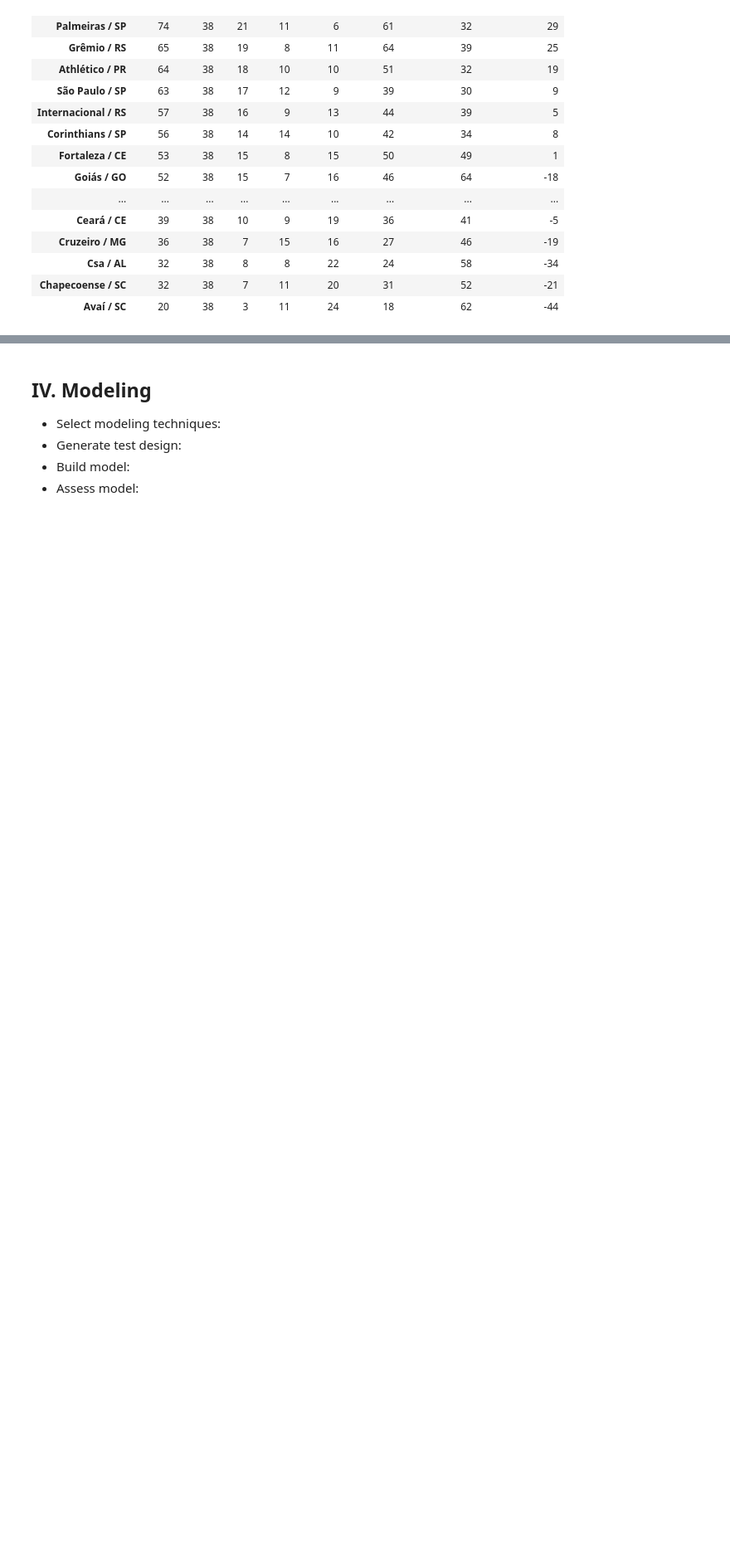
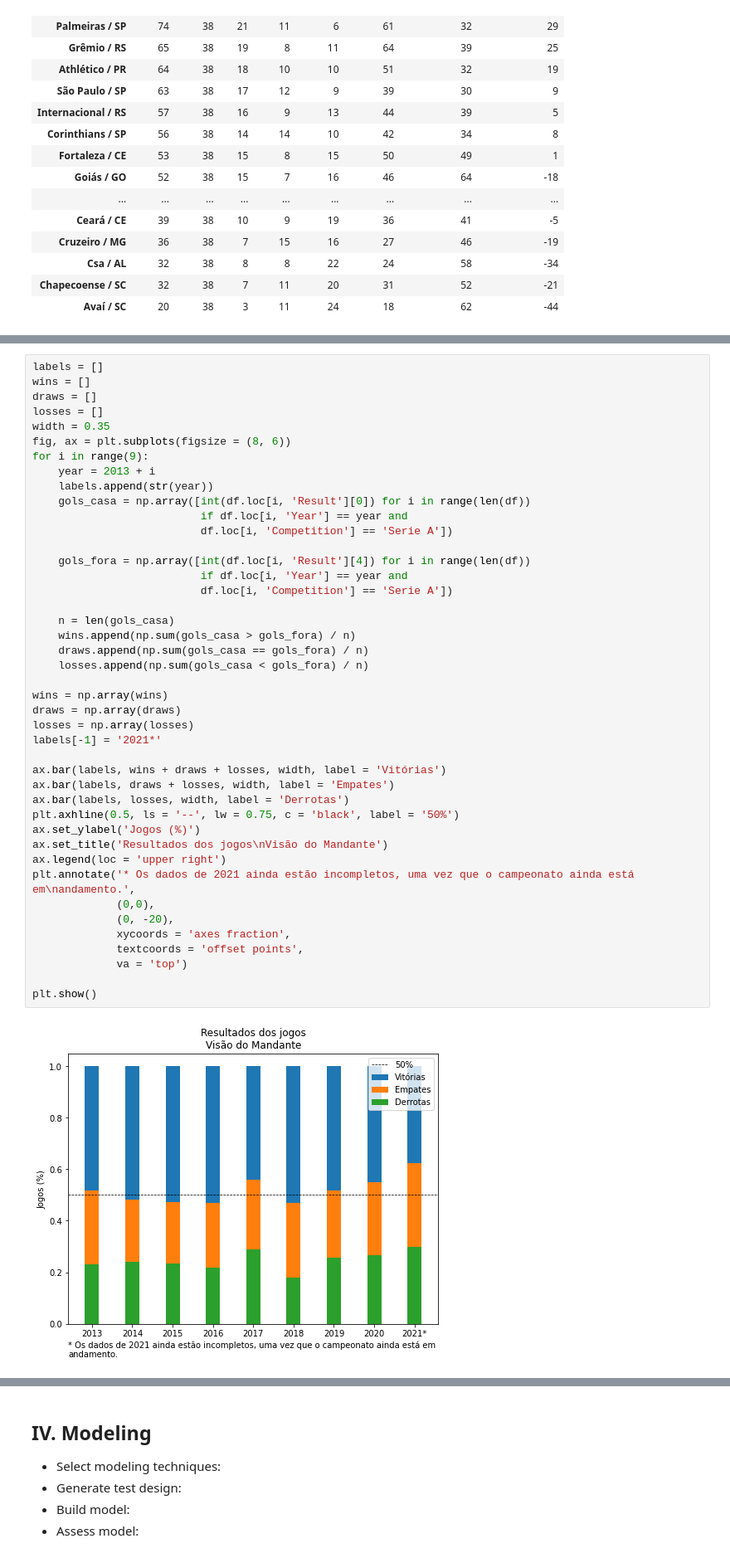
Before and after one commit to HannaRF/web-scraping, a Jupyter notebook: project.ipynb, the cells around one changed output, grey strips where cells are left out. Shown at 83% size. Drawn from its saved outputs; the diff is of its cells as text; blank space fills up the shorter version.

```diff
--- a/project.ipynb
+++ b/project.ipynb
@@ -1108,0 +1126,45 @@ table
+# %%
+labels = []
+wins = []
+draws = []
+losses = []
+width = 0.35
+fig, ax = plt.subplots(figsize = (8, 6))
+for i in range(9):
+    year = 2013 + i
+    labels.append(str(year))
+    gols_casa = np.array([int(df.loc[i, 'Result'][0]) for i in range(len(df))
+                          if df.loc[i, 'Year'] == year and
+                          df.loc[i, 'Competition'] == 'Serie A'])
+
+    gols_fora = np.array([int(df.loc[i, 'Result'][4]) for i in range(len(df))
+                          if df.loc[i, 'Year'] == year and
+                          df.loc[i, 'Competition'] == 'Serie A'])
+
+    n = len(gols_casa)
+    wins.append(np.sum(gols_casa > gols_fora) / n)
+    draws.append(np.sum(gols_casa == gols_fora) / n)
+    losses.append(np.sum(gols_casa < gols_fora) / n)
+
+wins = np.array(wins)
+draws = np.array(draws)
+losses = np.array(losses)
+labels[-1] = '2021*'
+
+ax.bar(labels, wins + draws + losses, width, label = 'Vitórias')
+ax.bar(labels, draws + losses, width, label = 'Empates')
+ax.bar(labels, losses, width, label = 'Derrotas')
+plt.axhline(0.5, ls = '--', lw = 0.75, c = 'black', label = '50%')
+ax.set_ylabel('Jogos (%)')
+ax.set_title('Resultados dos jogos\nVisão do Mandante')
+ax.legend(loc = 'upper right')
+plt.annotate('* Os dados de 2021 ainda estão incompletos, uma vez que o campeonato ainda está em\nandamento.',
+             (0,0),
+             (0, -20),
+             xycoords = 'axes fraction',
+             textcoords = 'offset points',
+             va = 'top')
+
+plt.show()
+# %% [output]
+[figure, added]
```
Also changed, not shown: parts of 11 cells of this notebook.
